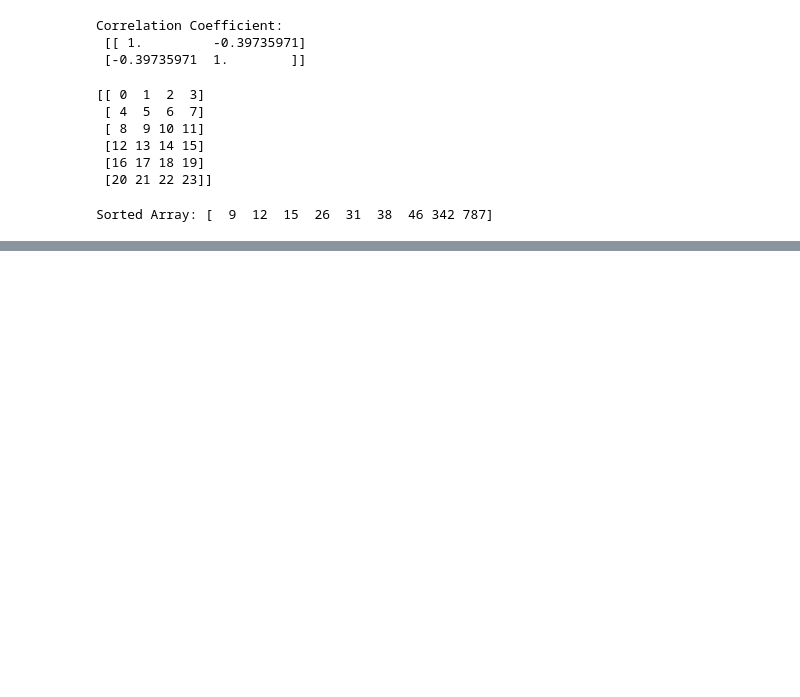
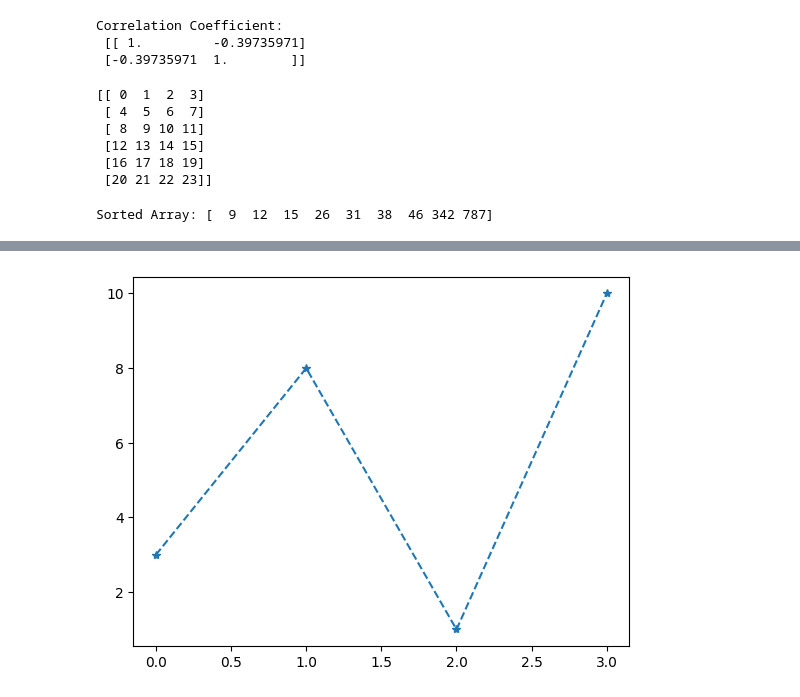
Before and after one commit to ShonenSyntax/college-worksheets, a Jupyter notebook: Exp 1.2.ipynb, the cells around one changed output, grey strips where cells are left out. Saved outputs shown, nothing was run; the diff lists cells and outputs as text; code cells hidden in the pictures; blank space fills up the shorter version.

```diff
--- a/Exp 1.2.ipynb
+++ b/Exp 1.2.ipynb
@@ -116,0 +145,7 @@ Sorted Array: [  9  12  15  26  31  38  46 342 787]
+# %%
+#Line Styles
+ypoints = np.array([3, 8, 1, 10])
+plt.plot(ypoints, linestyle = 'dashed', marker = '*')
+plt.show()
+# %% [output]
+[figure, added]
```
Also changed, not shown: parts of 7 cells of this notebook.
